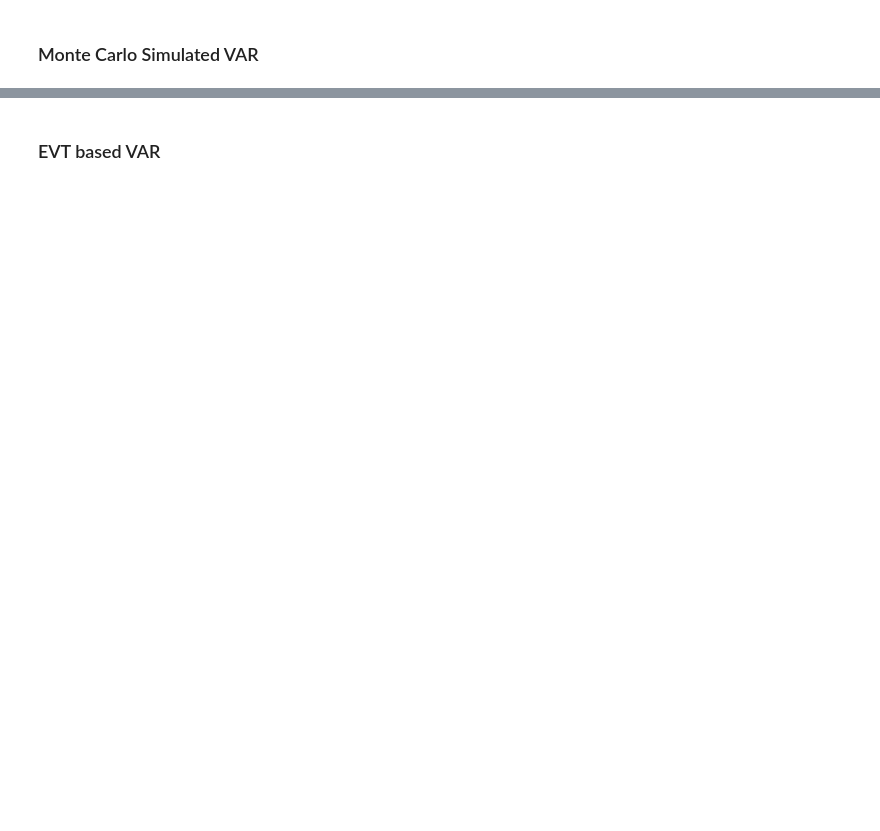
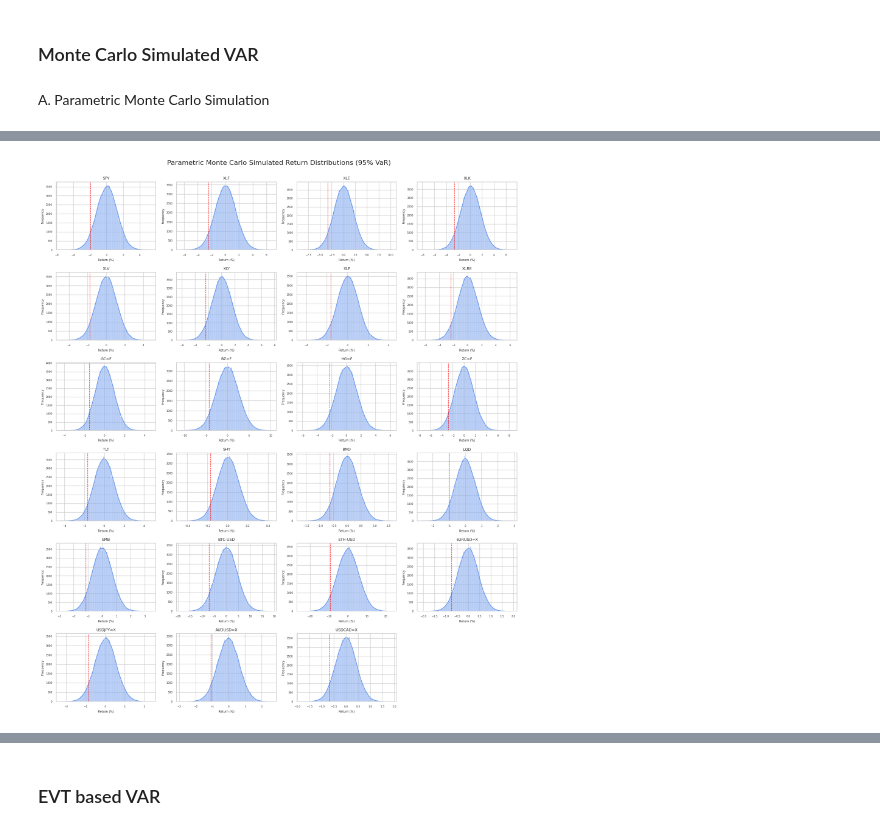
Before and after one commit to nicthc1608/WQU_Capstone, a Jupyter notebook: Worldquant_Capstone_Project.ipynb, the cells around one changed output, grey strips where cells are left out. Drawn from its saved outputs; the diff is of its cells as text; code cells hidden in the pictures; blank space fills up the shorter version.

```diff
--- a/Worldquant_Capstone_Project.ipynb
+++ b/Worldquant_Capstone_Project.ipynb
@@ -420,2 +420,78 @@ SHY                       0.317052
 # %% [markdown]
 ### Monte Carlo Simulated VAR
+# %% [markdown]
+A. Parametric Monte Carlo Simulation
+# %%
+# =======================================
+# Type 3 Monte Carlo Simulation VaR (Parametric Normal, 1-Day, 95% Confidence Level)
+# =======================================
+np.random.seed(42)
+
+# Parameters
+confidence_level = 0.95
+quantile_level = 1 - confidence_level
+n_simulations = 100_000
+
+# Compute Parametric Monte Carlo VaR
+param_mc_var = {}
+
+for symbol in log_returns.columns:
+    returns = log_returns[symbol].dropna()
+
+    # Estimate parameters from historical data
+    mu = returns.mean()
+    sigma = returns.std()
+
+    # Simulate normal returns
+    simulated_returns = np.random.normal(loc=mu, scale=sigma, size=n_simulations)
+
+    # Calculate VaR at the desired quantile
+    var = -np.percentile(simulated_returns, 100 * quantile_level) * 100  # in %
+    param_mc_var[symbol] = var
+
+# Format and sort result
+param_monte_var_df = pd.DataFrame.from_dict(param_mc_var, orient='index', columns=['1-Day Parametric MC VaR (%)'])
+param_monte_var_df = param_monte_var_df.sort_values(by='1-Day Parametric MC VaR (%)', ascending=False)
+
+print("\n1-Day Parametric Monte Carlo VaR at 95% Confidence Level (Normal Distribution, in %):")
+print(param_monte_var_df)
+def plot_param_mc_var_grid(log_returns, confidence_level=0.95, n_simulations=100_000, rows=6, cols=4):
+    """Plots histograms of simulated returns from normal distribution with VaR line."""
+    quantile_level = 1 - confidence_level
+    symbols = list(log_returns.columns)
+    total_assets = len(symbols)
+
+    fig, axes = plt.subplots(rows, cols, figsize=(cols * 4, rows * 3))
+    axes = axes.flatten()
+
+    for idx, symbol in enumerate(symbols):
+        if idx >= rows * cols:
+            print(f"Only plotting first {rows * cols} assets.")
+            break
+
+        returns = log_returns[symbol].dropna()
+        mu = returns.mean()
+        sigma = returns.std()
+        simulated_returns = np.random.normal(loc=mu, scale=sigma, size=n_simulations)
+        var_threshold = np.percentile(simulated_returns, 100 * quantile_level)
+
+        ax = axes[idx]
+        sns.histplot(simulated_returns * 100, bins=100, kde=True, color='cornflowerblue', ax=ax)
+
+        ax.axvline(var_threshold * 100, color='red', linestyle='--', linewidth=1)
+        ax.set_title(symbol, fontsize=9)
+        ax.set_xlabel("Return (%)", fontsize=7)
+        ax.set_ylabel("Frequency", fontsize=7)
+        ax.tick_params(axis='both', which='both', labelsize=6)
+        ax.grid(True)
+
+    for i in range(total_assets, rows * cols):
+        fig.delaxes(axes[i])
+
+    plt.tight_layout()
+    plt.suptitle("Parametric Monte Carlo Simulated Return Distributions (95% VaR)", fontsize=16, y=1.02)
+    plt.show()
+
+# Call the function
+plot_param_mc_var_grid(log_returns, rows=6, cols=4)
+# %% [output]
@@ -421,0 +515 @@ SHY                       0.317052
+[figure, added]
```
Also changed, not shown: parts of 32 cells of this notebook.
